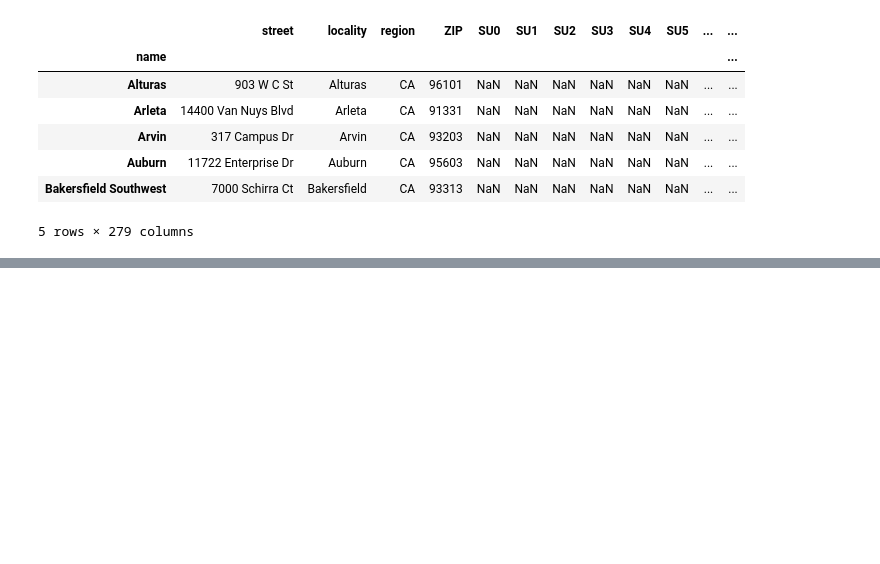
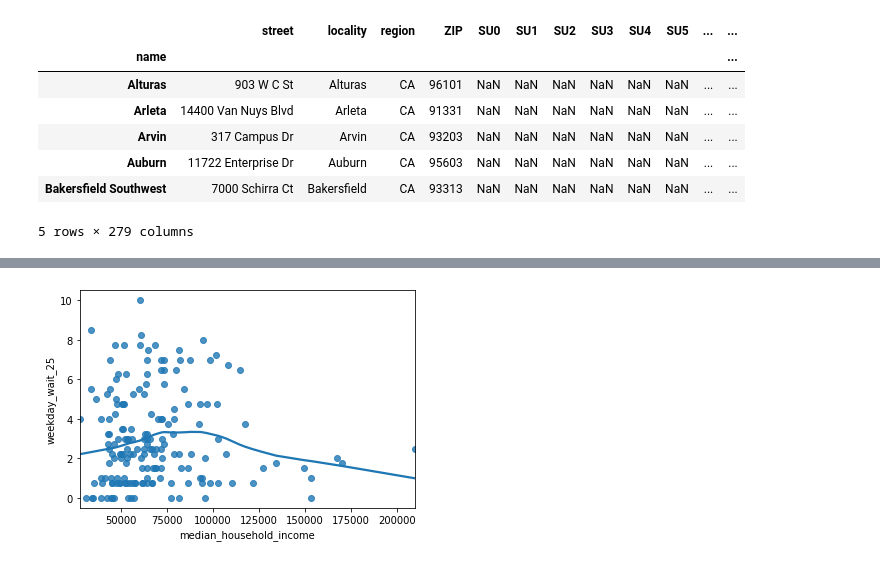
Before and after one commit to soodoku/wait, a Jupyter notebook: scripts/Sociodem.ipynb, the cells around one changed output, grey strips where cells are left out. Cells and saved outputs as stored; diff of their text form; code cells hidden in the pictures; blank space fills up the shorter version.

```diff
--- a/scripts/Sociodem.ipynb
+++ b/scripts/Sociodem.ipynb
@@ -325,0 +322,9 @@ sns.regplot(x="weekday_wait_50", y="median_household_income", data=loess_median_
+# %%
+# median household income and average short weekday wait
+loess_median_income_df = combined_df[["weekday_wait_25", "median_household_income"]]
+loess_median_income_df = loess_median_income_df[loess_median_income_df['median_household_income'].notna()] # make sure median household income is non NaN
+loess_median_income_df["median_household_income"] = loess_median_income_df["median_household_income"].astype(int)
+sns.regplot(x="median_household_income", y="weekday_wait_25", data=loess_median_income_df,
+           lowess=True);
+# %% [output]
+[figure, added]
```
Also changed, not shown: parts of 16 cells of this notebook.
